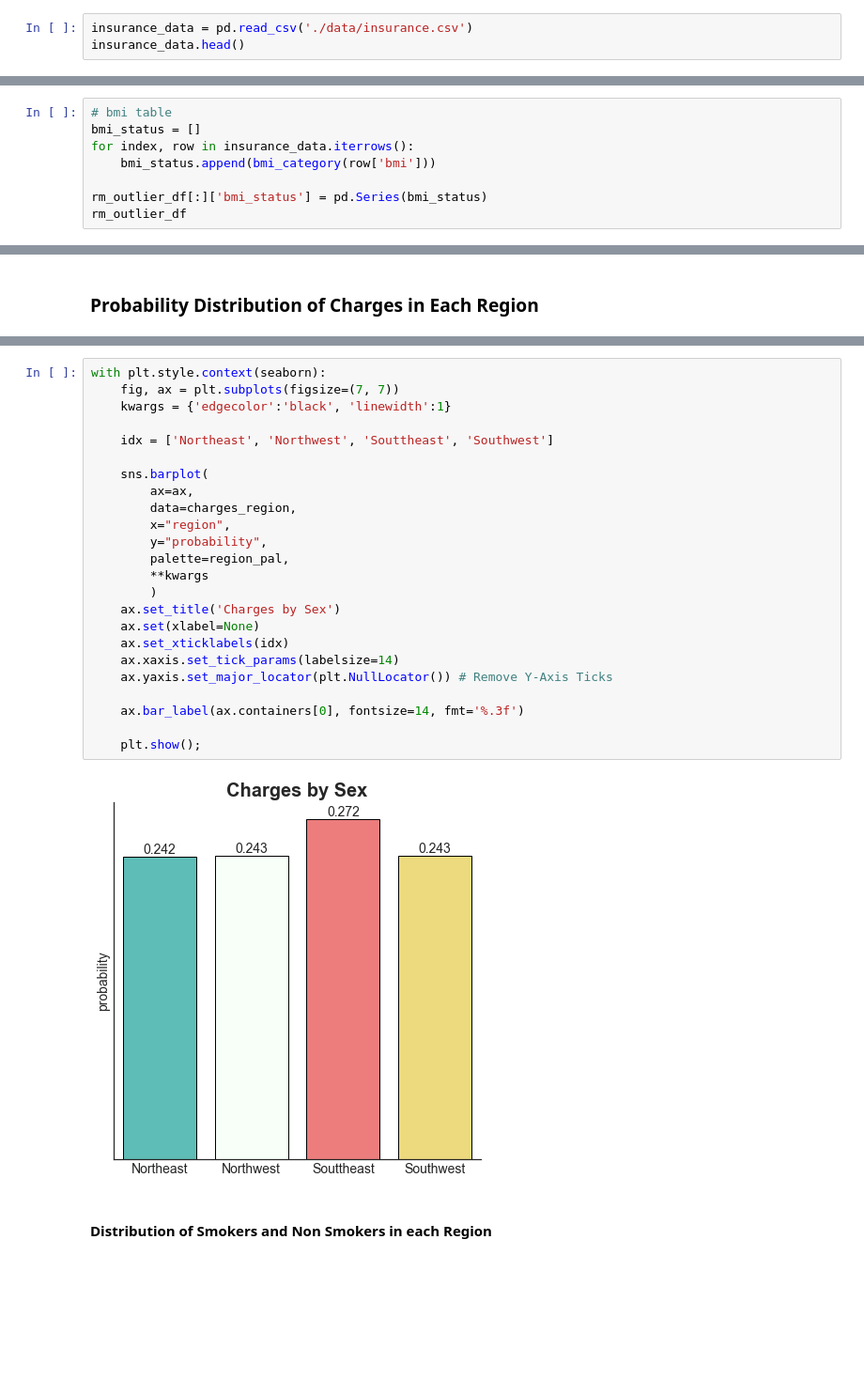
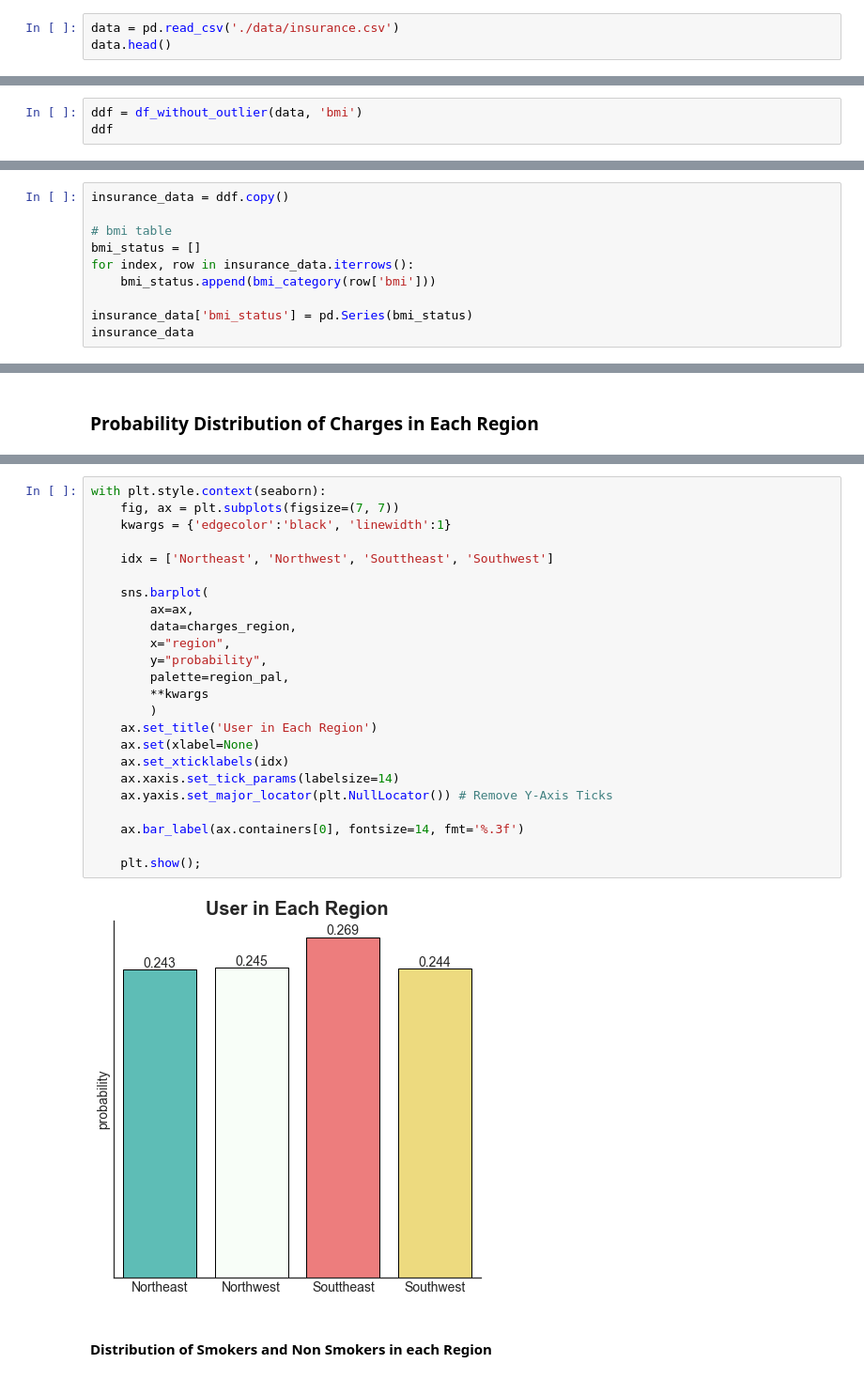
Before and after one commit to dwipaalfarisi/ads-projects, a Jupyter notebook: probability/main.ipynb, the cells around one changed output, grey strips where cells are left out. Shown at 94% size. Saved outputs shown, nothing was run; the diff lists cells and outputs as text; blank space fills up the shorter version.

```diff
--- a/probability/main.ipynb
+++ b/probability/main.ipynb
@@ -62,8 +62,8 @@ corrMatrix = 'RdBu'
 # %% [markdown]
 ## Import Data
 # %%
-insurance_data = pd.read_csv('./data/insurance.csv')
-insurance_data.head()
+data = pd.read_csv('./data/insurance.csv')
+data.head()
 # %% [output]
 |  | age | sex | bmi | children | smoker | region | charges |
 | 0 | 19 | female | 27.900 | 0 | yes | southwest | 16884.92400 |
@@ -104,0 +85,3 @@ NameError: name 'get_bmi_status' is not defined
+# %%
+ddf = df_without_outlier(data, 'bmi')
+ddf
@@ -105,11 +102,13 @@ NameError: name 'get_bmi_status' is not defined
 # %%
+insurance_data = ddf.copy()
+
 # bmi table
 bmi_status = []
 for index, row in insurance_data.iterrows():
     bmi_status.append(bmi_category(row['bmi']))
 
-rm_outlier_df[:]['bmi_status'] = pd.Series(bmi_status)
-rm_outlier_df
+insurance_data['bmi_status'] = pd.Series(bmi_status)
+insurance_data
 # %% [output]
 |  | age | sex | bmi | children | smoker | region | charges | bmi_status |
 | 0 | 19 | female | 27.900 | 0 | yes | southwest | 16884.92400 | overweight |
@@ -769,29 +768,29 @@ charges_region
 # %%
 with plt.style.context(seaborn):
     fig, ax = plt.subplots(figsize=(7, 7))
     kwargs = {'edgecolor':'black', 'linewidth':1}
 
     idx = ['Northeast', 'Northwest', 'Souttheast', 'Southwest']
 
     sns.barplot(
         ax=ax,
         data=charges_region,
         x="region",
         y="probability",
         palette=region_pal,
         **kwargs
         )
-    ax.set_title('Charges by Sex')
+    ax.set_title('User in Each Region')
     ax.set(xlabel=None)
     ax.set_xticklabels(idx)
     ax.xaxis.set_tick_params(labelsize=14)
     ax.yaxis.set_major_locator(plt.NullLocator()) # Remove Y-Axis Ticks
 
     ax.bar_label(ax.containers[0], fontsize=14, fmt='%.3f')
 
     plt.show();
 # %% [output]
-[figure, old version]
+[figure, new version]
 # %% [markdown]
 #### Distribution of Smokers and Non Smokers in each Region
 # %%
```
Also changed, not shown: parts of 51 cells of this notebook.
